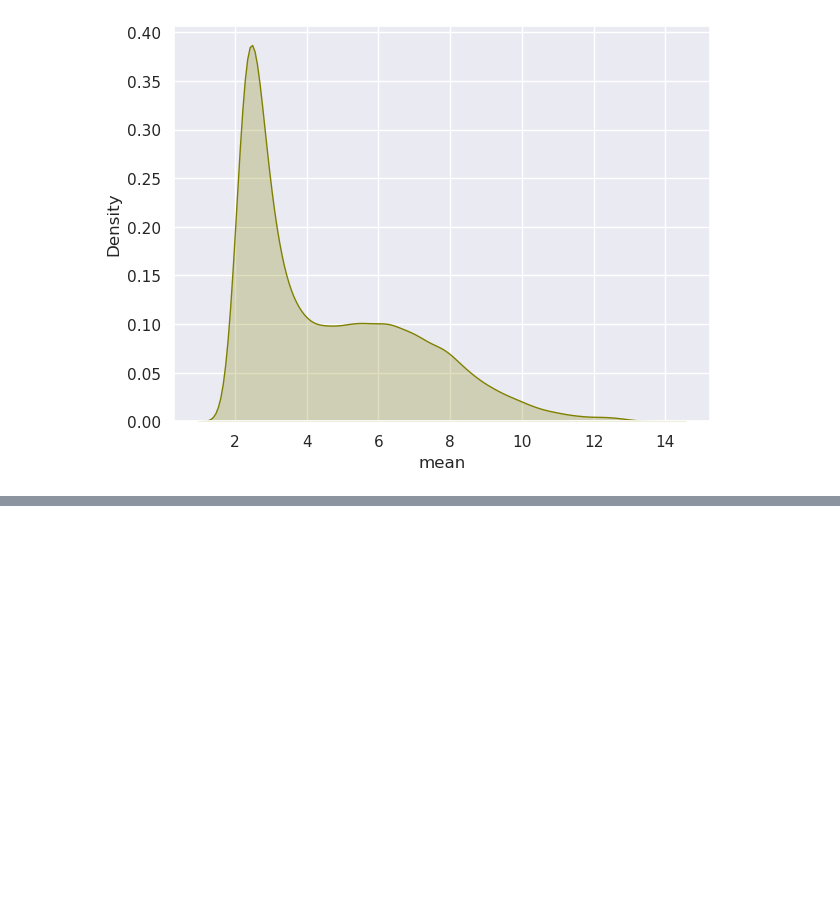
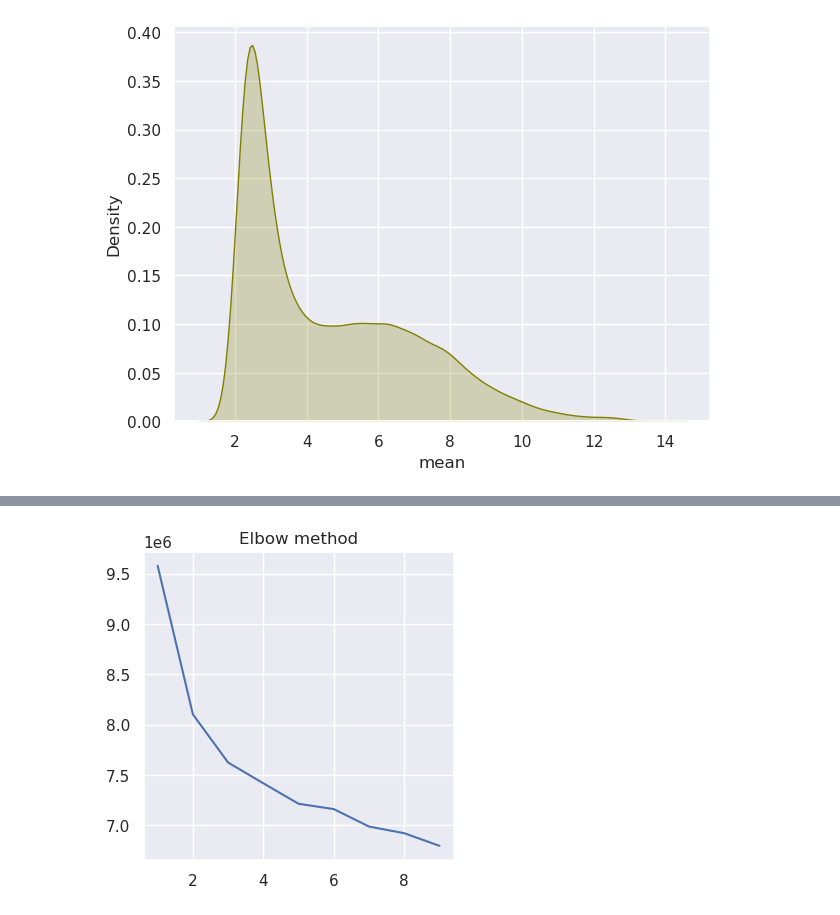
Before and after one commit to anoekkooijmans/Data-science-3-portfolio, a Jupyter notebook: Week_02.ipynb, the cells around one changed output, grey strips where cells are left out. Drawn from its saved outputs; the diff is of its cells as text; code cells hidden in the pictures; blank space fills up the shorter version.

```diff
--- a/Week_02.ipynb
+++ b/Week_02.ipynb
@@ -95,0 +116,16 @@ def dimension_reduction(df):
+# %%
+def elbow_method(X,k_max):
+
+    # Finding k
+    ks = range(1,k_max)
+    inertias = []
+
+    for k in ks:
+        # k-means
+        kmodel = KMeans(n_clusters=k, n_init=k).fit(X)
+        kmodel.fit(X)
+        inertias.append(np.mean(kmodel.inertia_))
+
+    plt.plot(ks,inertias)
+    plt.title('Elbow method')
+    plt.show()
@@ -140,0 +243,4 @@ plt.show()
+# %%
+elbow_method(X,10)
+# %% [output]
+[figure, added]
```
Also changed, not shown: parts of 44 cells of this notebook, 4 other files.
